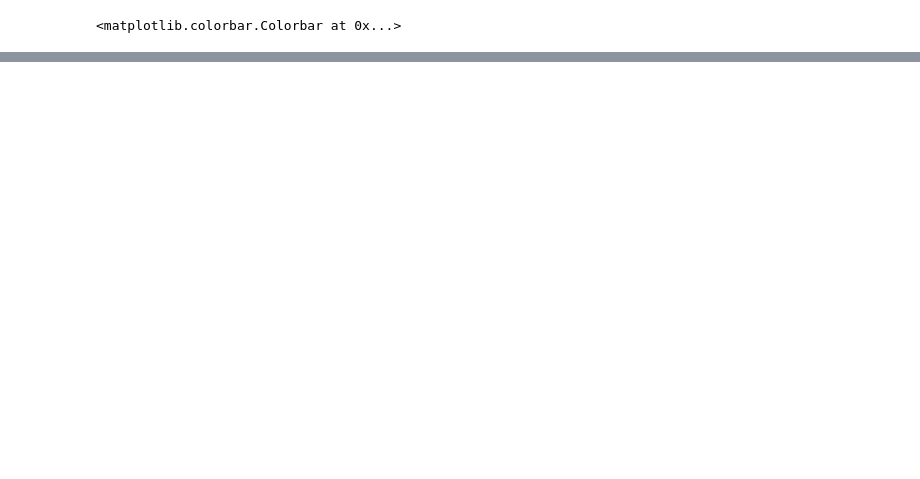
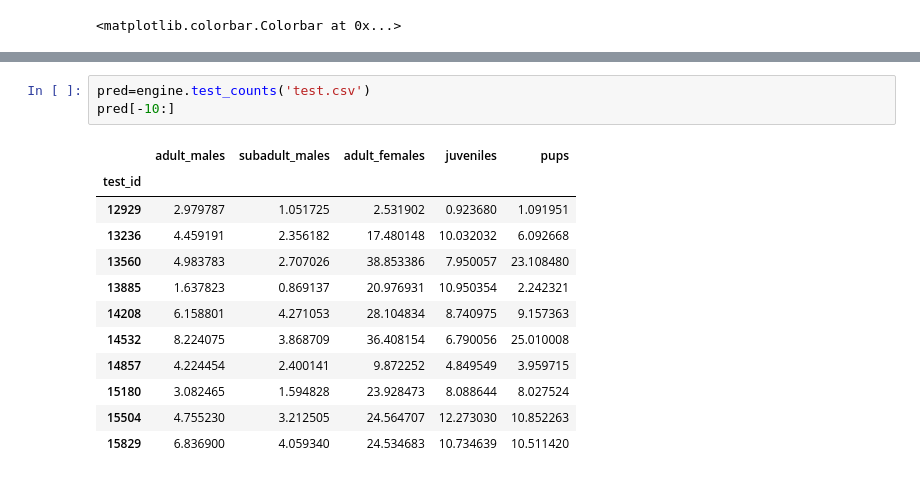
Before and after one commit to JuanHugo2023/Focas, a Jupyter notebook: keras_density.ipynb, the cells around one changed output, grey strips where cells are left out. Saved outputs shown, nothing was run; the diff lists cells and outputs as text; blank space fills up the shorter version.

Commit message:
Added code to score the test set

```diff
--- a/keras_density.ipynb
+++ b/keras_density.ipynb
@@ -273,0 +296,16 @@ plt.colorbar()
+# %%
+pred=engine.test_counts('test.csv')
+pred[-10:]
+# %% [output]
+|  | adult_males | subadult_males | adult_females | juveniles | pups |
+| test_id |  |  |  |  |  |
+| 12929 | 2.979787 | 1.051725 | 2.531902 | 0.923680 | 1.091951 |
+| 13236 | 4.459191 | 2.356182 | 17.480148 | 10.032032 | 6.092668 |
+| 13560 | 4.983783 | 2.707026 | 38.853386 | 7.950057 | 23.108480 |
+| 13885 | 1.637823 | 0.869137 | 20.976931 | 10.950354 | 2.242321 |
+| 14208 | 6.158801 | 4.271053 | 28.104834 | 8.740975 | 9.157363 |
+| 14532 | 8.224075 | 3.868709 | 36.408154 | 6.790056 | 25.010008 |
+| 14857 | 4.224454 | 2.400141 | 9.872252 | 4.849549 | 3.959715 |
+| 15180 | 3.082465 | 1.594828 | 23.928473 | 8.088644 | 8.027524 |
+| 15504 | 4.755230 | 3.212505 | 24.564707 | 12.273030 | 10.852263 |
+| 15829 | 6.836900 | 4.059340 | 24.534683 | 10.734639 | 10.511420 |
```
Also changed, not shown: parts of 9 cells of this notebook, 3 other files.
